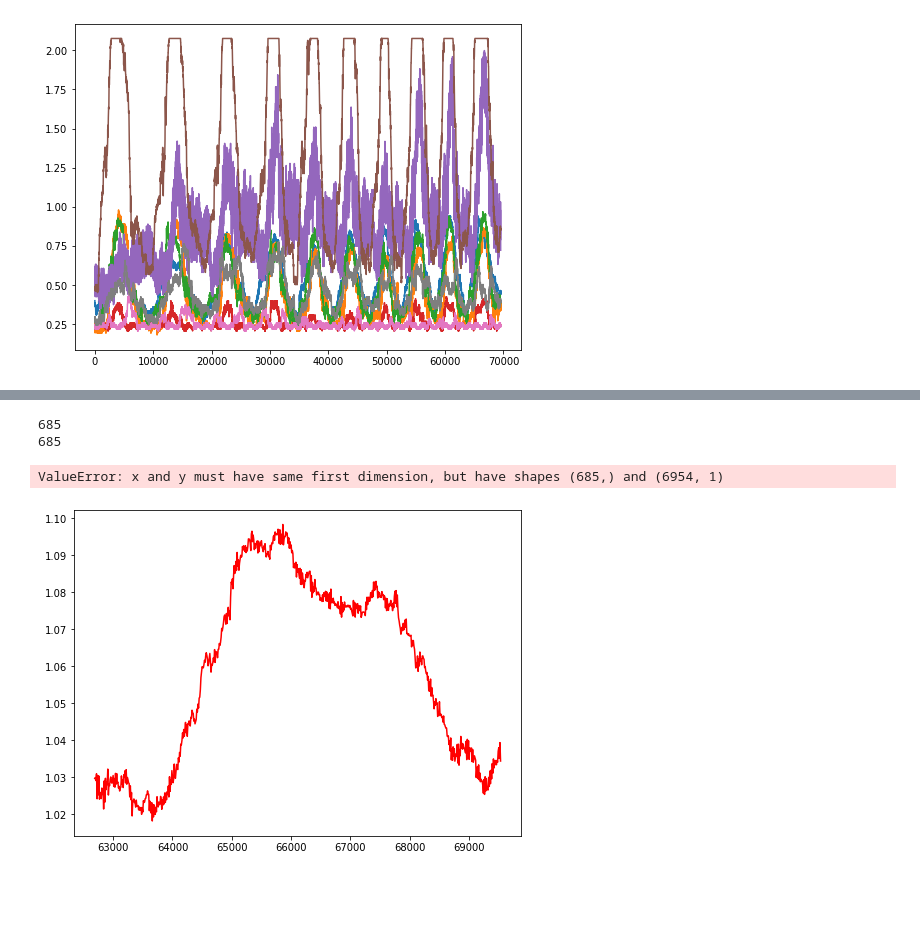
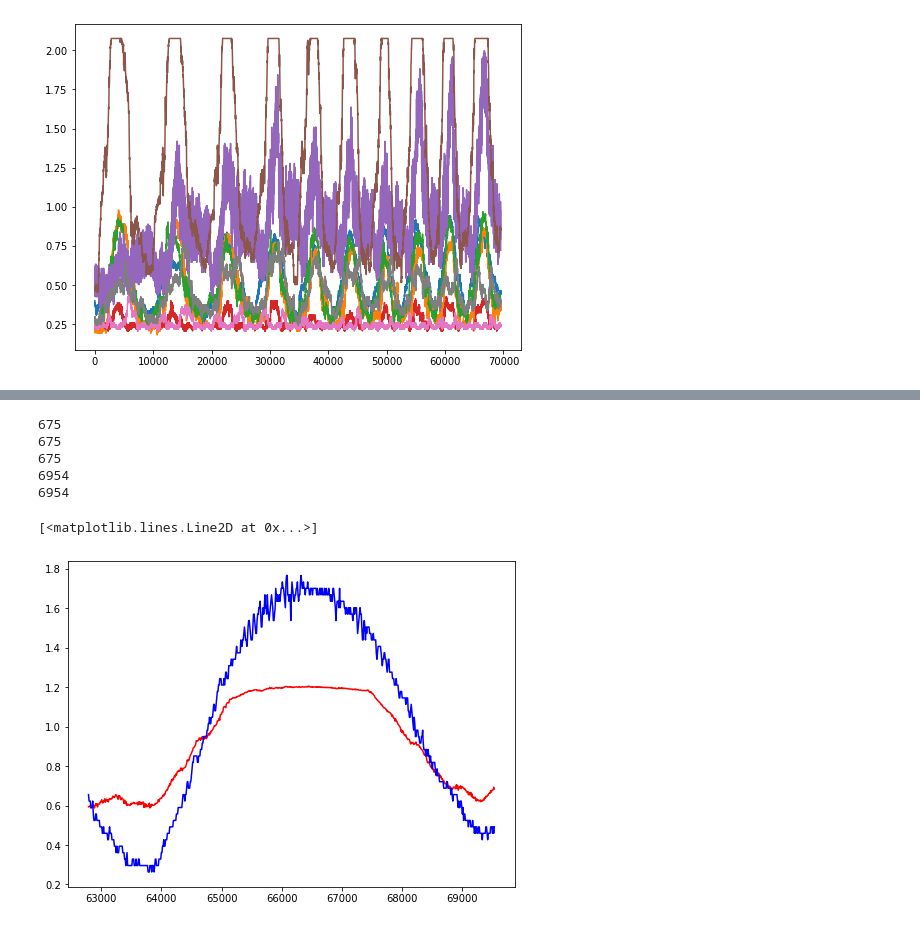
Before and after one commit to j-karls/P9-Exoskeleton, a Jupyter notebook: MIExperiments/Tensorflow/multivariateCopypasta.ipynb, the cells around one changed output, grey strips where cells are left out. Cells and saved outputs as stored; diff of their text form; code cells hidden in the pictures; blank space fills up the shorter version.

Commit message:
Fixed index errors, fixed plotting

```diff
--- a/MIExperiments/Tensorflow/multivariateCopypasta.ipynb
+++ b/MIExperiments/Tensorflow/multivariateCopypasta.ipynb
@@ -49,7 +45,7 @@ ground_truth.plot()
 [figure]
 # %%
 def multivariate_data(dataset_features, dataset_ground_truth, start_index, end_index, history_size,
-                      target_size, step, single_step=False, print_index=False):
+                      target_size, step, granularity, single_step=False, print_index=False):
   data, labels, history = [], [], []
 
   start_index = start_index + history_size
@@ -62,9 +58,13 @@ def multivariate_data(dataset_features, dataset_ground_truth, start_index, end_i
   for i in range(start_index, end_index): # start 100, end 790.
       # TODO: It actually goes to 800 (when end_index is not None), meaning that our last 10 predictions cannot be verified with our training set. This is a problem
     if print_index: print("A", i,)
+    # indices = range(i-history_size, i, granularity) # --- our sliding window
     indices = range(i-history_size, i, step) # range(0, 100) step size of 1          --- our sliding window
     data.append(dataset_features[indices]) # append new array that contains all values within our sliding window
     # TODO: ONE PROBLEM KINDA? Step size makes no sense. Doesn't feel like there's any point to it.
+
+    # NOTE: RIGHT NOW PAST_HISTORY DENOTES THE AMOUNT!!! OF PREVIOUS MEASUREMENTS TO USE, NOTHING TO DO WITH THEIR TIME
+
     history.append(dataset_ground_truth[indices])
 
     if single_step:
@@ -78,7 +78,9 @@ STEP_SIZE_SLIDING_WINDOW = 5
 # TODO: Granularity actually messes up my window step size, because one affects my dataset in
 # total (and I don't use time as index).
 
-past_history = 10
+dataset = features.values
+
+past_history = 20
 future_target = 1
 # Aggregates STEP predictions, looks at a total of PASTHISTORY observations,
 # predicts the observation at FUTURETARGET observations in the future
@@ -90,7 +92,6 @@ VAL_PERCENT = 0.1
 VAL_SPLIT = int(len(dataset) * (1 - VAL_PERCENT))
 # TODO: Split into test set here!
 
-dataset = features.values
 plt.plot(indexes, dataset)
 
 #print(dataset.shape, ground_truth.shape)
@@ -106,9 +107,11 @@ plt.plot(indexes, dataset)
  <matplotlib.lines.Line2D at 0x...>]
 [figure]
 # %%
-x_train, y_train, _ = multivariate_data(dataset, ground_truth2, 0,
+for x in range(0, 10, 50):
+    print(x, end=" ")
+x_train, y_train, _ = multivariate_data(dataset, ground_truth.values, 0,
                                                    TRAIN_SPLIT, past_history,
-                                                   future_target, STEP_SIZE_SLIDING_WINDOW,
+                                                   future_target, STEP_SIZE_SLIDING_WINDOW, GRANULARITY,
                                                    single_step = False, print_index = False)
 
 print ('Single window of past history : {}'.format(x_train[0].shape))
@@ -121,7 +124,7 @@ Single window of past history : (2, 8)
 # %%
-x_val, y_val, y_history = multivariate_data(dataset, ground_truth2, TRAIN_SPLIT,
+x_val, y_val, y_history = multivariate_data(dataset, ground_truth.values, TRAIN_SPLIT,
                                                None, past_history,
-                                               future_target, STEP_SIZE_SLIDING_WINDOW,
+                                               future_target, STEP_SIZE_SLIDING_WINDOW, GRANULARITY,
                                                single_step=False, print_index = False)
 # %%
 EPOCHS = 5
@@ -207,13 +205,8 @@ plot_train_history(history, 'Multi-Step Training and validation loss')
 # %%
-#for elem in val_data_once.take(3):
-#    print(model.predict(elem)[0])
-
-print(len(x_val))
-print(len(indexes[len(indexes)-len(x_val):]))
 predictions = [model.predict(elem)[0] for elem in val_data_once]
-plt.plot(indexes[len(indexes)-len(x_val):], predictions, 'r')
-plt.plot(indexes[len(indexes)-len(x_val):], ground_truth, 'b')
-#plt.plot(indexes[:10], ground_truth[:10])
+pred_size = len(indexes)-len(predictions)
+plt.plot(indexes[pred_size:], predictions, 'r')
+plt.plot(indexes[pred_size:], ground_truth[pred_size:], 'b')
 
 
 #def create_time_steps(length):
@@ -242,34 +235,37 @@ plt.plot(indexes[len(indexes)-len(x_val):], ground_truth, 'b')
 
 # print(val_data[50])
 
 # print(len(val_data))
 
 #iterator = iter(val_data)
 #elem = next(iterator)
 #print(elem[1])
 
 #print(val_data)
 #print(val_data_history)
 
 # History should be the old angle measurements (that aren't used for training)
 #for num in [1, 100, 200, 300, 400, 500]:
 #    for index, elem in enumerate(val_data_history):
 #        if index == num:
 #            # print(index, elem[2][0]) # print index and y value
 #            print(index, model.predict(elem[0])[0])
 #            multi_step_plot(elem[2][0], elem[1][0], model.predict(elem[0])[0])
 #            break
 
 # TODO: Show entire history in one plot, then show some instances of sliding window predictions on that plot
 # instead of only being able to show the sliding windows as separate plots
 # Probably add time index to accomplish this <--
 
 # Todo: perhaps add a time dimension back as index. Because otherwise if you use STEP-size, then it won't know that it
 # skipped some time (20 measurements means 20 timesteps, instead of the 100 truncated time steps)
 
 # Todo: use separate test-data instead of using validation data for testing
 # %% [output]
-685
-685
+675
+675
+675
+6954
+6954
-ValueError: x and y must have same first dimension, but have shapes (685,) and (6954, 1)
+[<matplotlib.lines.Line2D at 0x...>]
-[figure, old version]
+[figure, new version]
```
Also changed, not shown: parts of 5 cells of this notebook.
